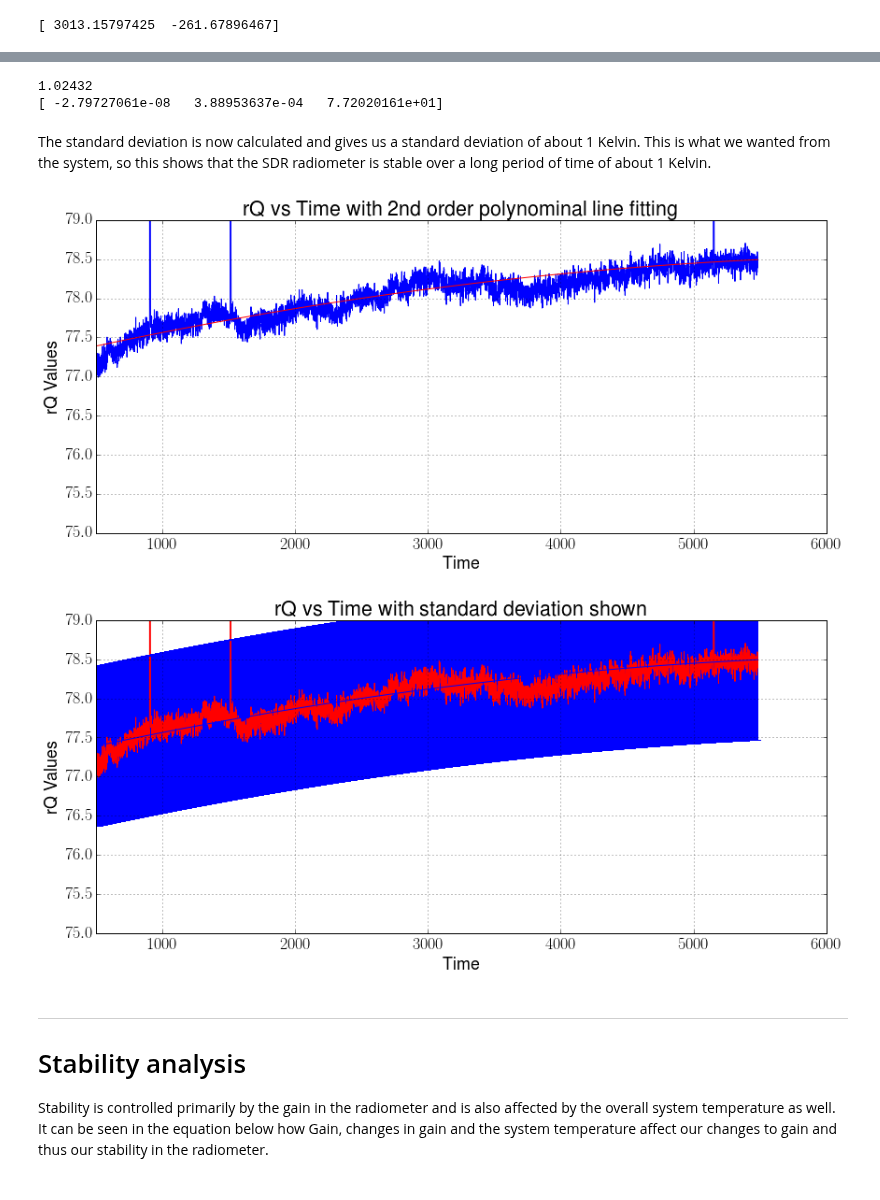
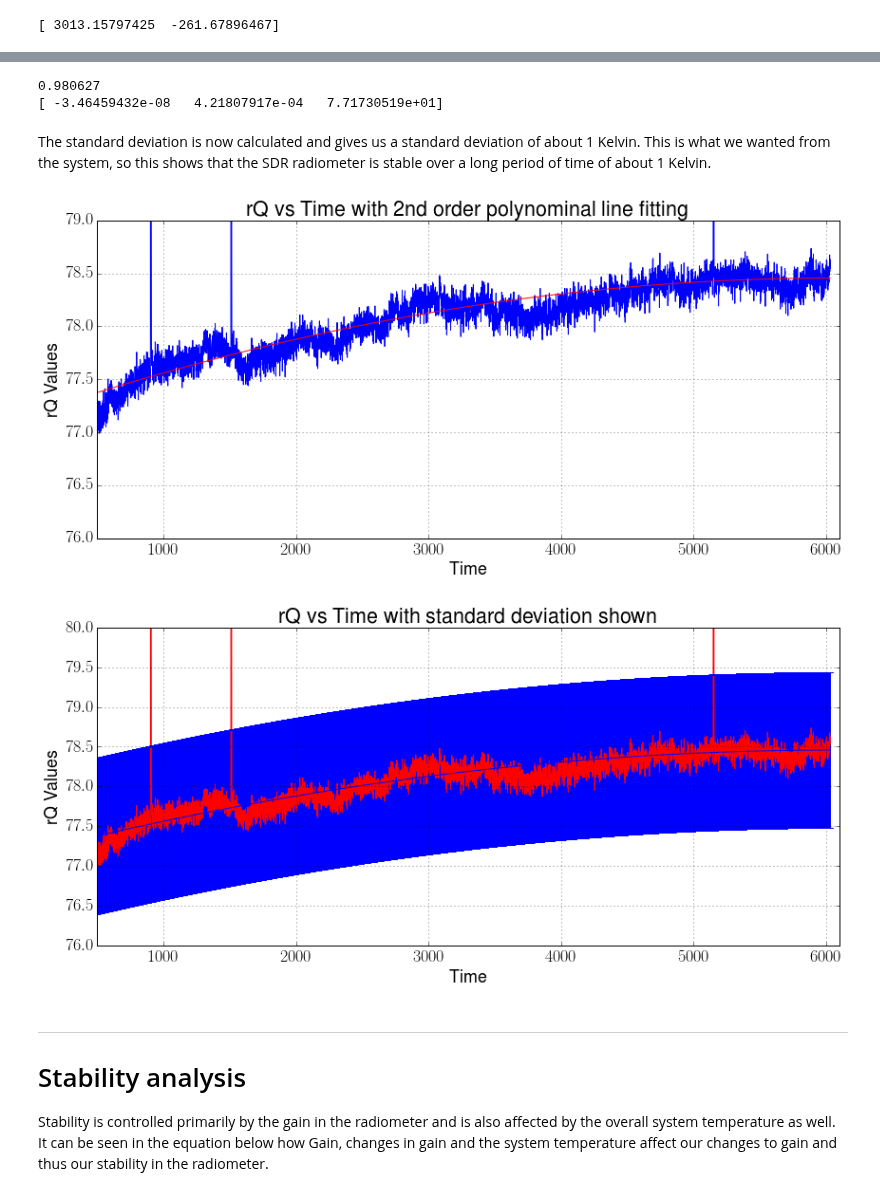
Before and after one commit to matgyver/Radiometer-SDR-Thesis, a Jupyter notebook: Experiments/Exp2/radiometer_experiment_2.ipynb, the cells around one changed output, grey strips where cells are left out. Drawn from its saved outputs; the diff is of its cells as text; code cells hidden in the pictures.

```diff
--- a/Experiments/Exp2/radiometer_experiment_2.ipynb
+++ b/Experiments/Exp2/radiometer_experiment_2.ipynb
@@ -105,7 +105,7 @@ It can be seen in the graph above that we had a few spikes in the data.  In each
 #tstart = 1520;
 #tstop = 5240;
 tstart = 320;
-tstop = 7540;
+tstop = 8340;
 timeduration = (tstop-tstart)/60
 print timeduration
 # %% [output]
@@ -237,8 +237,8 @@ print a
 p = numpy.polyfit(y,g,2)
 print p
 # %% [output]
-1.02432
-[ -2.79727061e-08   3.88953637e-04   7.72020161e+01]
+0.980627
+[ -3.46459432e-08   4.21807917e-04   7.71730519e+01]
 # %% [markdown]
 The standard deviation is now calculated and gives us a standard deviation of about 1 Kelvin.  This is what we wanted from the system, so this shows that the SDR radiometer is stable over a long period of time of about 1 Kelvin.
 # %%
@@ -248,26 +248,26 @@ plot(y,p[0]*y*y+p[1]*y+p[2],'r-')
 xlabel('Time')
 ylabel('rQ Values')
 title('rQ vs Time with 2nd order polynominal line fitting')
-axis([500, 6000, 75, 79])
+axis([500, 6100, 76, 79])
 grid(True)
 fig.savefig("calib_line_fitting.pdf", dpi=300)
 fig.savefig("calib_line_fitting.png", dpi=300)
 # %% [output]
-[figure, old version]
+[figure, new version]
 # %%
 fig = plt.figure(figsize=(14,6), dpi=300)
 b = p[0]*y*y+p[1]*y+p[2]
 plot(y,g,'r-')
 errorbar(y,b,a)
 xlabel('Time')
 ylabel('rQ Values')
 title('rQ vs Time with standard deviation shown')
-axis([500, 6000, 75, 79])
+axis([500, 6100, 76, 80])
 grid(True)
 fig.savefig("calib_vstime_stddev.pdf", dpi=300)
 fig.savefig("calib_vstime_stddev.png", dpi=300)
 # %% [output]
-[figure, old version]
+[figure, new version]
 # %% [markdown]
 - - -
 # Stability analysis
```
Also changed, not shown: parts of 7 cells of this notebook, 13 other files.
